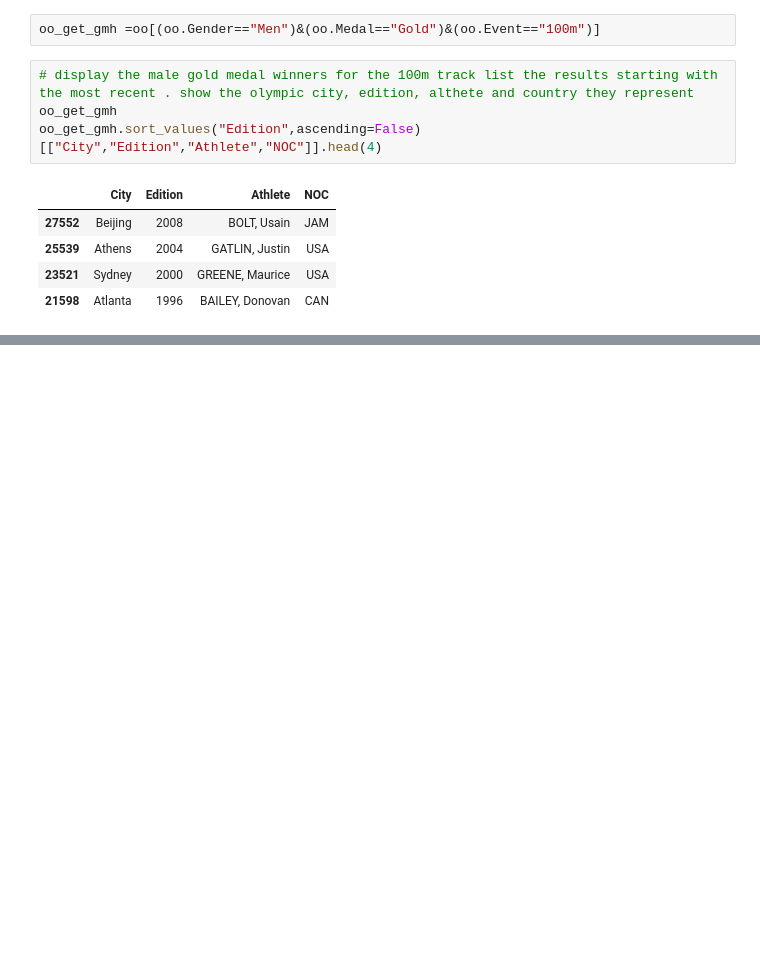
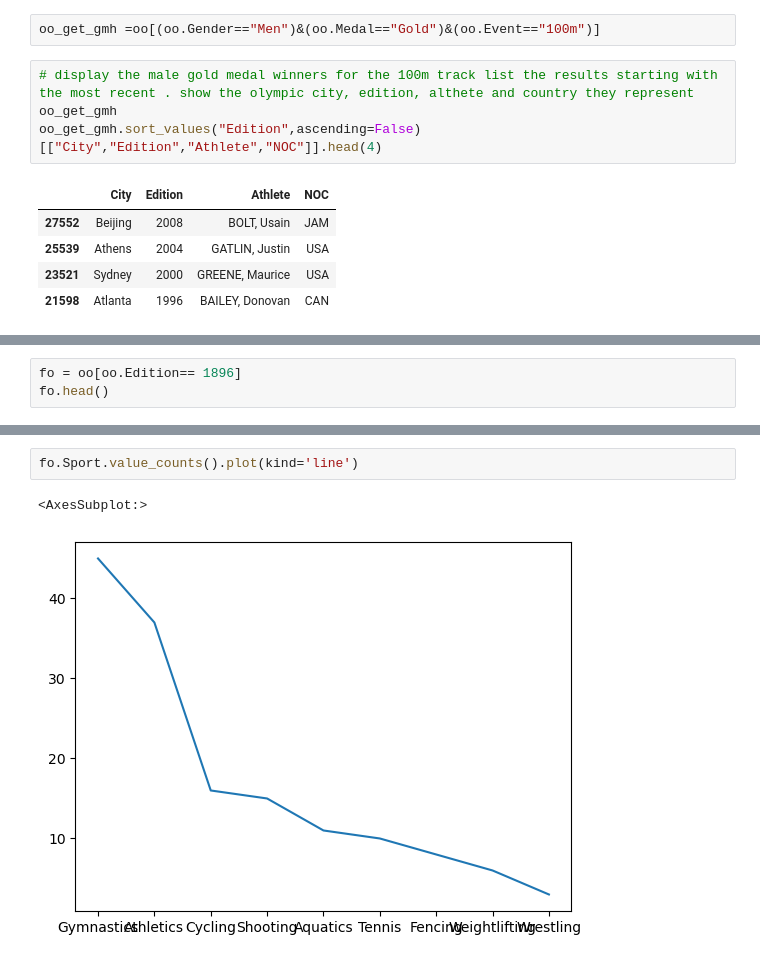
Before and after one commit to Ammar-Man/Python, a Jupyter notebook: Data processing/panda.ipynb, the cells around one changed output, grey strips where cells are left out. Cells and saved outputs as stored; diff of their text form; blank space fills up the shorter version.

```diff
--- a/Data processing/panda.ipynb
+++ b/Data processing/panda.ipynb
@@ -291,0 +297,3 @@ oo_get_gmh.sort_values("Edition",ascending=False)[["City","Edition","Athlete","N
+# %%
+fo = oo[oo.Edition== 1896]
+fo.head()
@@ -291,0 +307,5 @@ oo_get_gmh.sort_values("Edition",ascending=False)[["City","Edition","Athlete","N
+# %%
+fo.Sport.value_counts().plot(kind='line')
+# %% [output]
+<AxesSubplot:>
+[figure, added]
```
Also changed, not shown: parts of 17 cells of this notebook.
